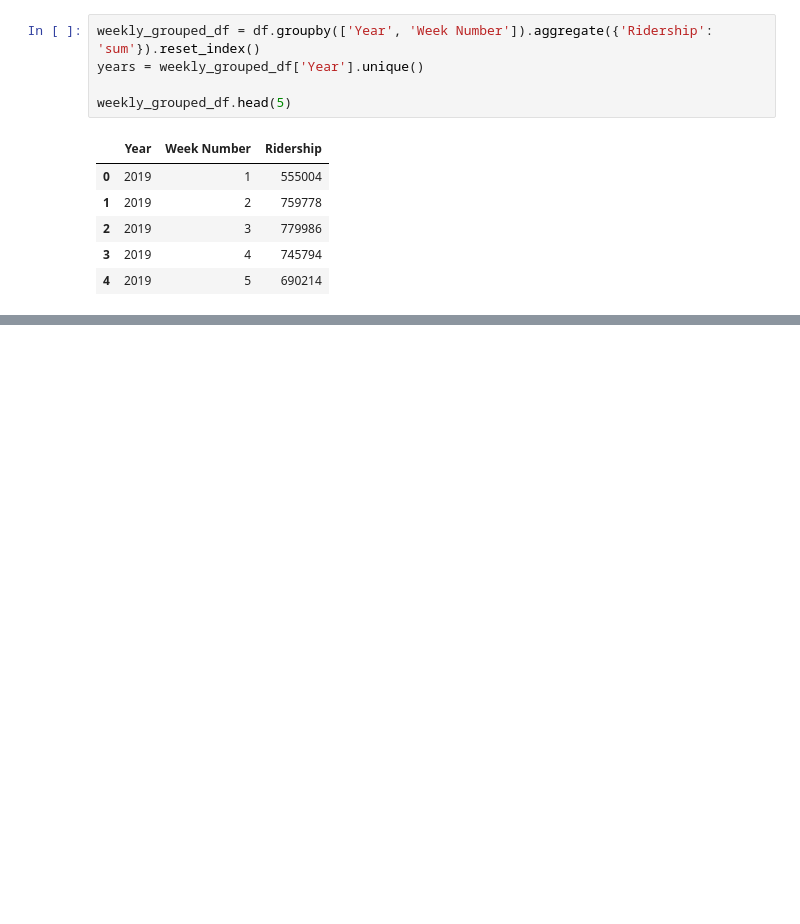
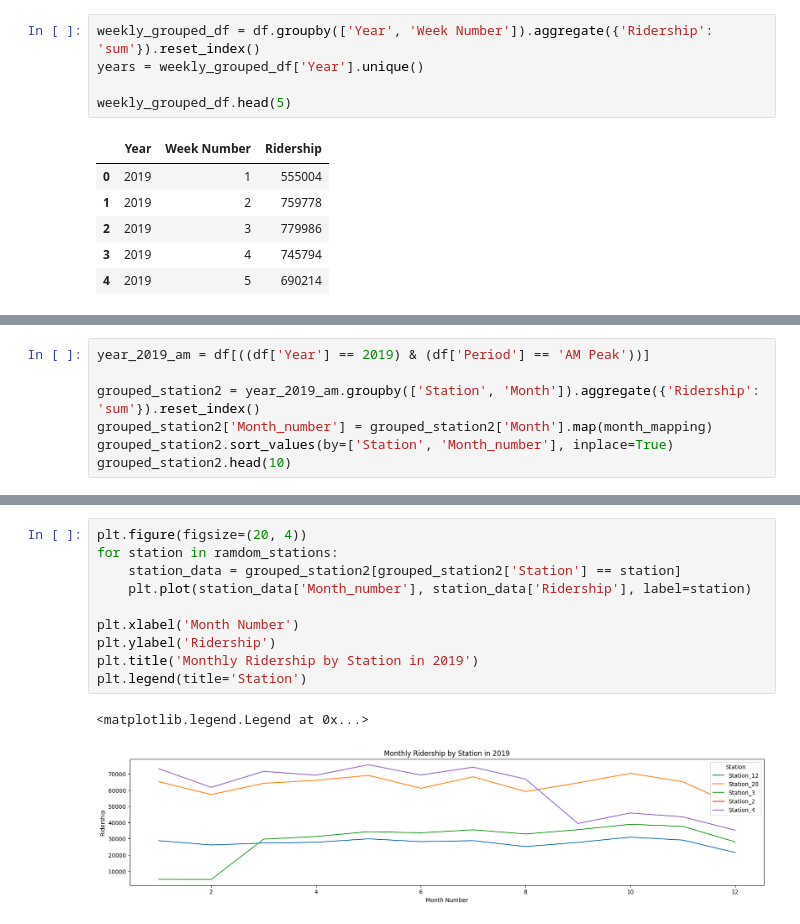
Before and after one commit to Asore94/dkarMiniProject, a Jupyter notebook: preprocessing.ipynb, the cells around one changed output, grey strips where cells are left out. Cells and saved outputs as stored; diff of their text form; blank space fills up the shorter version.

```diff
--- a/preprocessing.ipynb
+++ b/preprocessing.ipynb
@@ -195,0 +243,7 @@ weekly_grouped_df.head(5)
+# %%
+year_2019_am = df[((df['Year'] == 2019) & (df['Period'] == 'AM Peak'))]
+
+grouped_station2 = year_2019_am.groupby(['Station', 'Month']).aggregate({'Ridership': 'sum'}).reset_index()
+grouped_station2['Month_number'] = grouped_station2['Month'].map(month_mapping)
+grouped_station2.sort_values(by=['Station', 'Month_number'], inplace=True)
+grouped_station2.head(10)
@@ -195,0 +262,13 @@ weekly_grouped_df.head(5)
+# %%
+plt.figure(figsize=(20, 4))
+for station in ramdom_stations:
+    station_data = grouped_station2[grouped_station2['Station'] == station]
+    plt.plot(station_data['Month_number'], station_data['Ridership'], label=station)
+
+plt.xlabel('Month Number')
+plt.ylabel('Ridership')
+plt.title('Monthly Ridership by Station in 2019')
+plt.legend(title='Station')
+# %% [output]
+<matplotlib.legend.Legend at 0x...>
+[figure, added]
```
Also changed, not shown: parts of 7 cells of this notebook.
